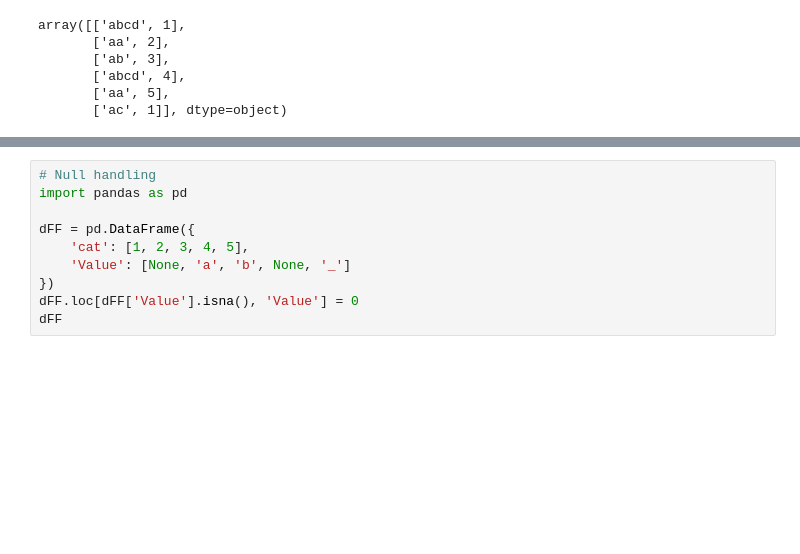
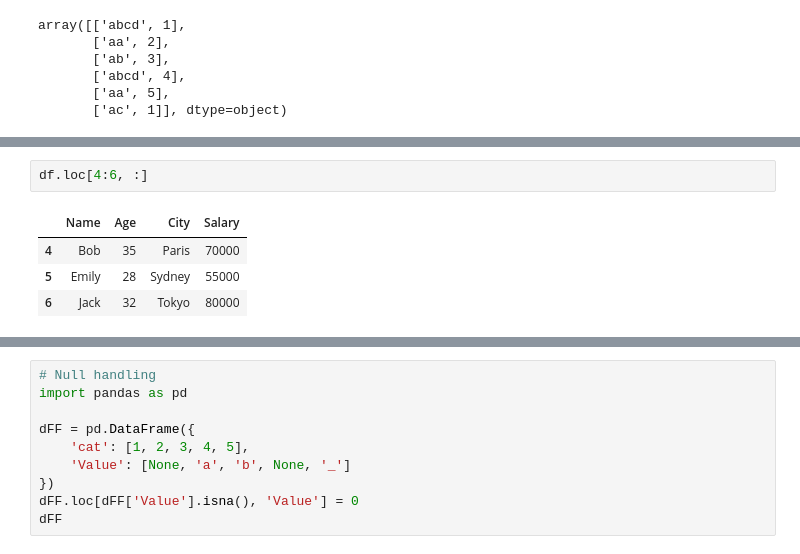
Before and after one commit to EvgeniiZorin/Handbook_Data-Science, a Jupyter notebook: _Pandas.ipynb, the cells around one changed output, grey strips where cells are left out. Saved outputs shown, nothing was run; the diff lists cells and outputs as text; blank space fills up the shorter version.

```diff
--- a/_Pandas.ipynb
+++ b/_Pandas.ipynb
@@ -1302,0 +1297,7 @@ df.iloc[[0, 1], [0]]
+# %%
+df.loc[4:6, :]
+# %% [output]
+|  | Name | Age | City | Salary |
+| 4 | Bob | 35 | Paris | 70000 |
+| 5 | Emily | 28 | Sydney | 55000 |
+| 6 | Jack | 32 | Tokyo | 80000 |
```
Also changed, not shown: parts of 21 cells of this notebook.
